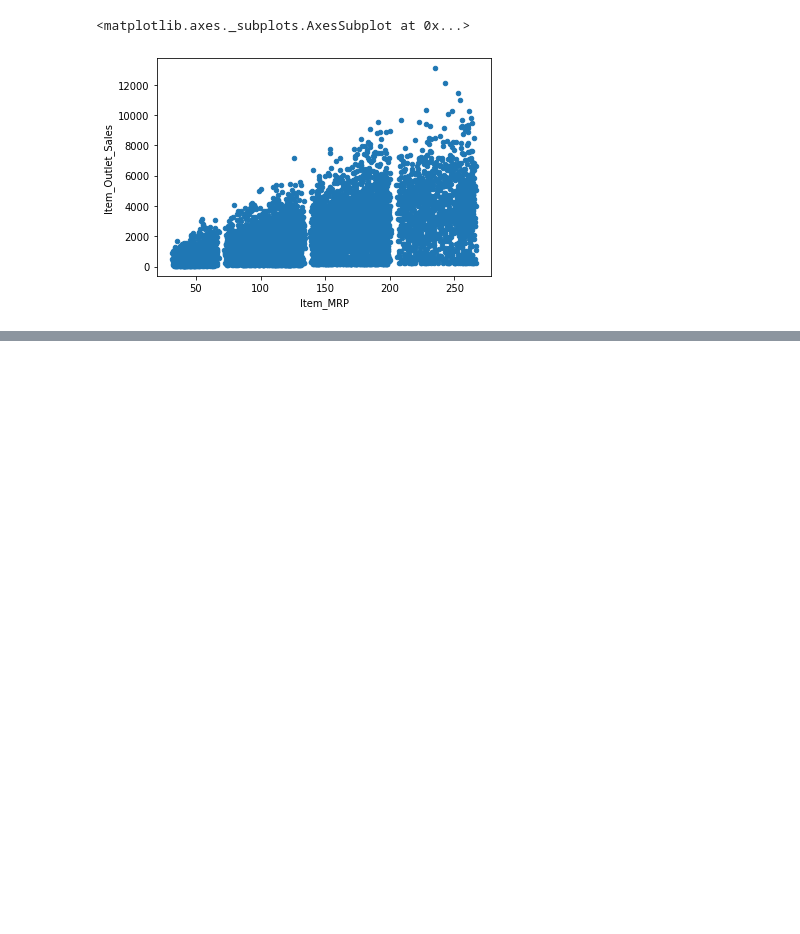
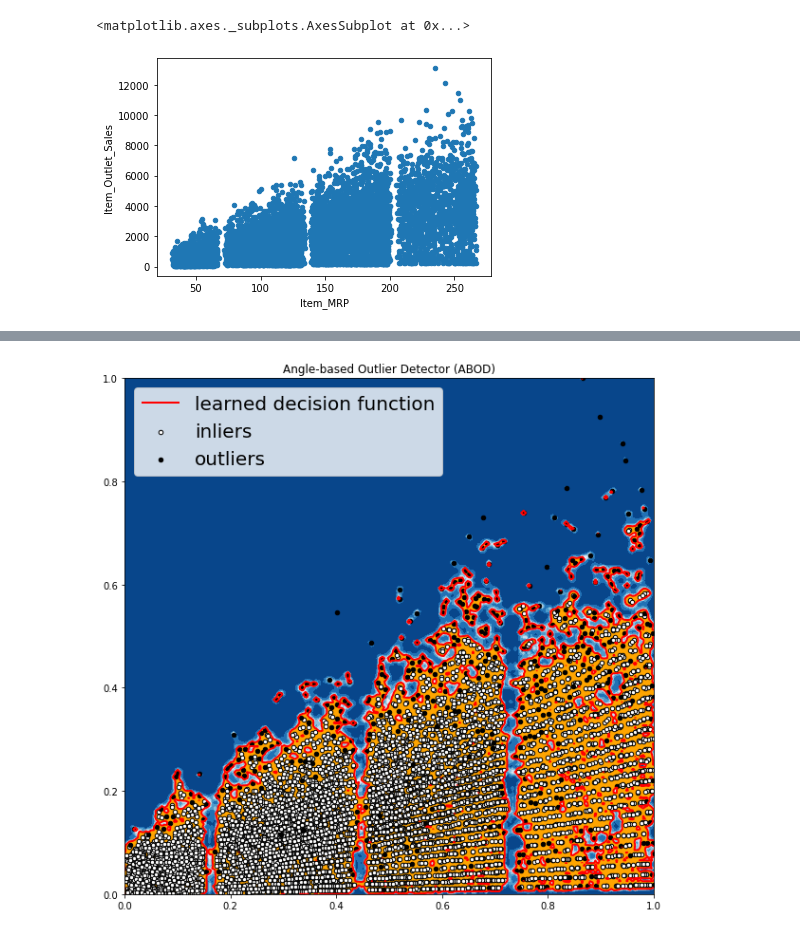
Before and after one commit to Surichn/DSAI, a Jupyter notebook: DA/FD.ipynb, the cells around one changed output, grey strips where cells are left out. Drawn from its saved outputs; the diff is of its cells as text; code cells hidden in the pictures; blank space fills up the shorter version.

```diff
--- a/DA/FD.ipynb
+++ b/DA/FD.ipynb
@@ -64,0 +82,80 @@ df.plot.scatter('Item_MRP','Item_Outlet_Sales')
+# %%
+X1 = df['Item_MRP'].values.reshape(-1,1)
+X2 = df['Item_Outlet_Sales'].values.reshape(-1,1)
+
+X = np.concatenate((X1,X2),axis=1)
+# %%
+random_state = np.random.RandomState(42)
+outliers_fraction = 0.05
+# Define seven outlier detection tools to be compared
+classifiers = {
+        'Angle-based Outlier Detector (ABOD)': ABOD(contamination=outliers_fraction),
+        'Cluster-based Local Outlier Factor (CBLOF)':CBLOF(contamination=outliers_fraction,check_estimator=False, random_state=random_state),
+        'Feature Bagging':FeatureBagging(LOF(n_neighbors=35),contamination=outliers_fraction,check_estimator=False,random_state=random_state),
+        'Histogram-base Outlier Detection (HBOS)': HBOS(contamination=outliers_fraction),
+        'Isolation Forest': IForest(contamination=outliers_fraction,random_state=random_state),
+        'K Nearest Neighbors (KNN)': KNN(contamination=outliers_fraction),
+        'Average KNN': KNN(method='mean',contamination=outliers_fraction)
+}
+# %%
+xx , yy = np.meshgrid(np.linspace(0,1 , 200), np.linspace(0, 1, 200))
+
+for i, (clf_name, clf) in enumerate(classifiers.items()):
+    clf.fit(X)
+    # predict raw anomaly score
+    scores_pred = clf.decision_function(X) * -1
+
+    # prediction of a datapoint category outlier or inlier
+    y_pred = clf.predict(X)
+    n_inliers = len(y_pred) - np.count_nonzero(y_pred)
+    n_outliers = np.count_nonzero(y_pred == 1)
+    plt.figure(figsize=(10, 10))
+
+    # copy of dataframe
+    dfx = df
+    dfx['outlier'] = y_pred.tolist()
+
+    # IX1 - inlier feature 1,  IX2 - inlier feature 2
+    IX1 =  np.array(dfx['Item_MRP'][dfx['outlier'] == 0]).reshape(-1,1)
+    IX2 =  np.array(dfx['Item_Outlet_Sales'][dfx['outlier'] == 0]).reshape(-1,1)
+
+    # OX1 - outlier feature 1, OX2 - outlier feature 2
+    OX1 =  dfx['Item_MRP'][dfx['outlier'] == 1].values.reshape(-1,1)
+    OX2 =  dfx['Item_Outlet_Sales'][dfx['outlier'] == 1].values.reshape(-1,1)
+
+    print('OUTLIERS : ',n_outliers,'INLIERS : ',n_inliers, clf_name)
+
+    # threshold value to consider a datapoint inlier or outlier
+    threshold = stats.scoreatpercentile(scores_pred,100 * outliers_fraction)
+
+    # decision function calculates the raw anomaly score for every point
+    Z = clf.decision_function(np.c_[xx.ravel(), yy.ravel()]) * -1
+    Z = Z.reshape(xx.shape)
+
+    # fill blue map colormap from minimum anomaly score to threshold value
+    plt.contourf(xx, yy, Z, levels=np.linspace(Z.min(), threshold, 7),cmap=plt.cm.Blues_r)
+
+    # draw red contour line where anomaly score is equal to thresold
+    a = plt.contour(xx, yy, Z, levels=[threshold],linewidths=2, colors='red')
+
+    # fill orange contour lines where range of anomaly score is from threshold to maximum anomaly score
+    plt.contourf(xx, yy, Z, levels=[threshold, Z.max()],colors='orange')
+
+    b = plt.scatter(IX1,IX2, c='white',s=20, edgecolor='k')
+
+    c = plt.scatter(OX1,OX2, c='black',s=20, edgecolor='k')
+
+    plt.axis('tight')
+
+    # loc=2 is used for the top left corner
+    plt.legend(
+        [a.collections[0], b,c],
+        ['learned decision function', 'inliers','outliers'],
+        prop=matplotlib.font_manager.FontProperties(size=20),
+        loc=2)
+
+    plt.xlim((0, 1))
+    plt.ylim((0, 1))
+    plt.title(clf_name)
+    plt.show()
+# %% [output]
@@ -64,0 +163 @@ df.plot.scatter('Item_MRP','Item_Outlet_Sales')
+[figure, added]
```
Also changed, not shown: parts of 3 cells of this notebook.
